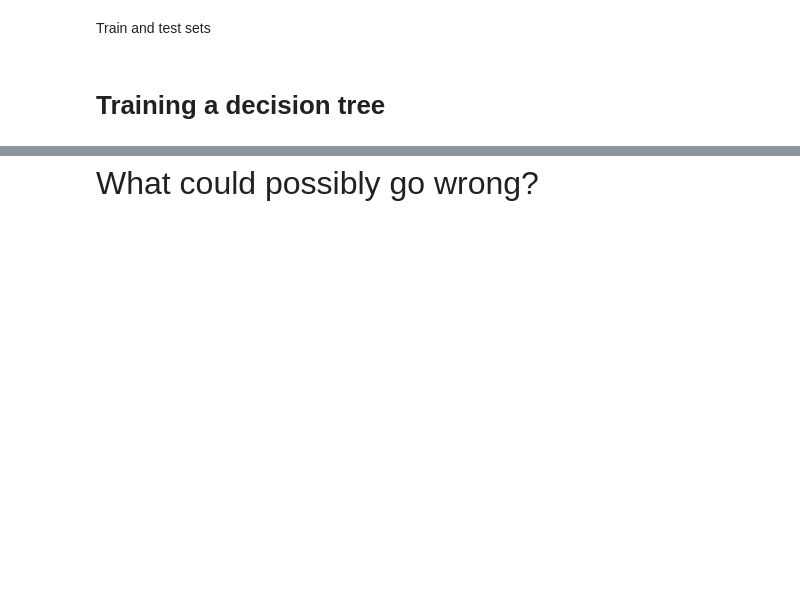
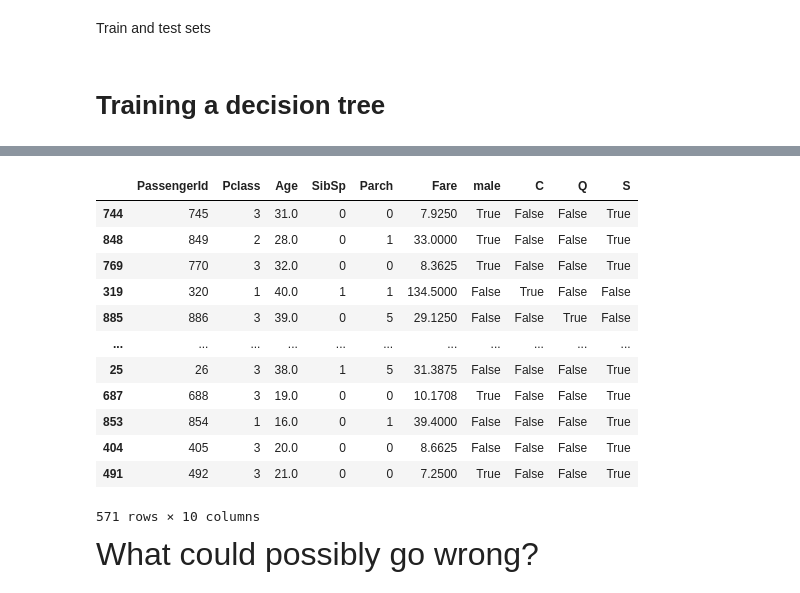
Before and after one commit to olehougaard/mal1-a23, a Jupyter notebook: session6/titanic.ipynb, the cells around one changed output, grey strips where cells are left out. Saved outputs shown, nothing was run; the diff lists cells and outputs as text; code cells hidden in the pictures; blank space fills up the shorter version.

```diff
--- a/session6/titanic.ipynb
+++ b/session6/titanic.ipynb
@@ -46,3 +74,19 @@ titanic
+# %%
+X_train
+# %% [output]
+|  | PassengerId | Pclass | Age | SibSp | Parch | Fare | male | C | Q | S |
+| 744 | 745 | 3 | 31.0 | 0 | 0 | 7.9250 | True | False | False | True |
+| 848 | 849 | 2 | 28.0 | 0 | 1 | 33.0000 | True | False | False | True |
+| 769 | 770 | 3 | 32.0 | 0 | 0 | 8.3625 | True | False | False | True |
+| 319 | 320 | 1 | 40.0 | 1 | 1 | 134.5000 | False | True | False | False |
+| 885 | 886 | 3 | 39.0 | 0 | 5 | 29.1250 | False | False | True | False |
+| ... | ... | ... | ... | ... | ... | ... | ... | ... | ... | ... |
+| 25 | 26 | 3 | 38.0 | 1 | 5 | 31.3875 | False | False | False | True |
+| 687 | 688 | 3 | 19.0 | 0 | 0 | 10.1708 | True | False | False | True |
+| 853 | 854 | 1 | 16.0 | 0 | 1 | 39.4000 | False | False | False | True |
+| 404 | 405 | 3 | 20.0 | 0 | 0 | 8.6625 | False | False | False | True |
+| 491 | 492 | 3 | 21.0 | 0 | 0 | 7.2500 | True | False | False | True |
+571 rows × 10 columns
 # %% [markdown]
 <font size = 6>What could possibly go wrong?</font>
 # %%
```
Also changed, not shown: parts of 17 cells of this notebook.
